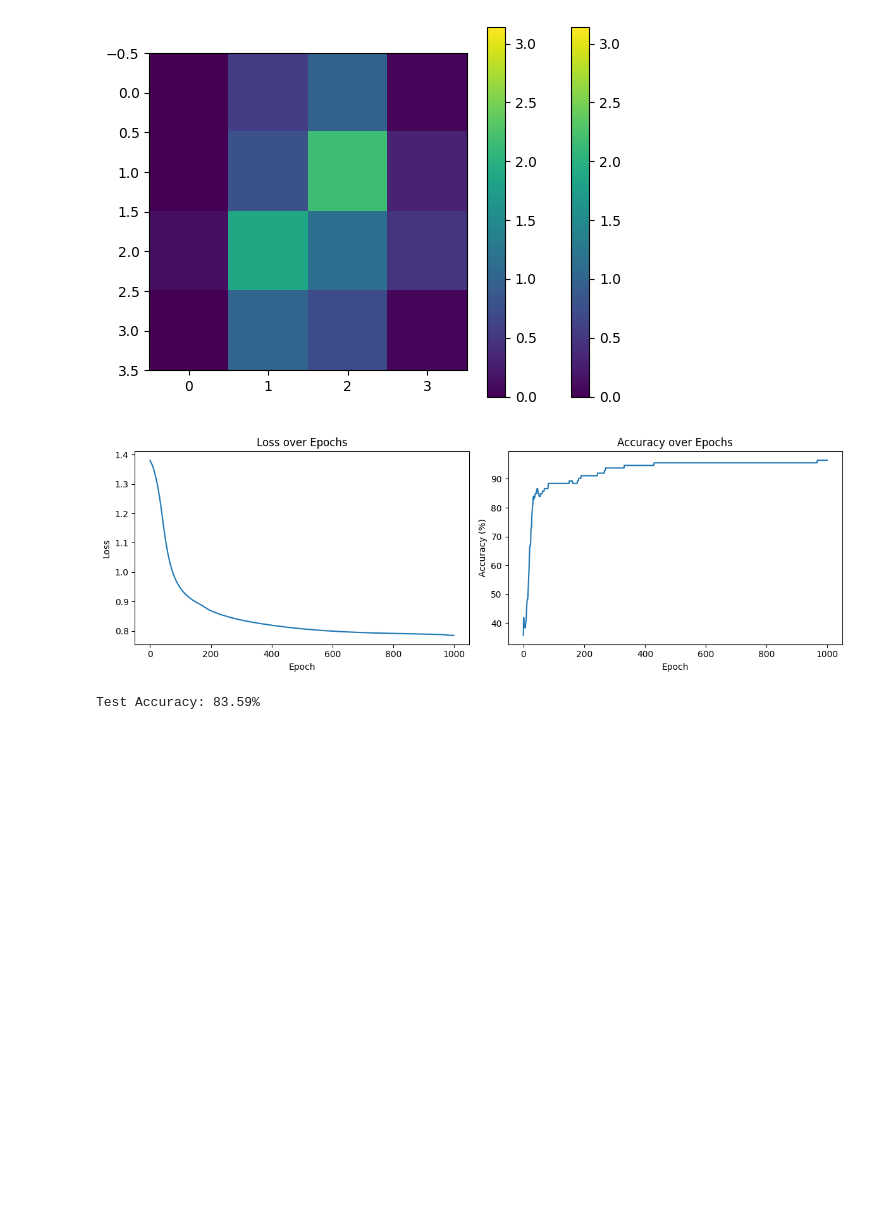
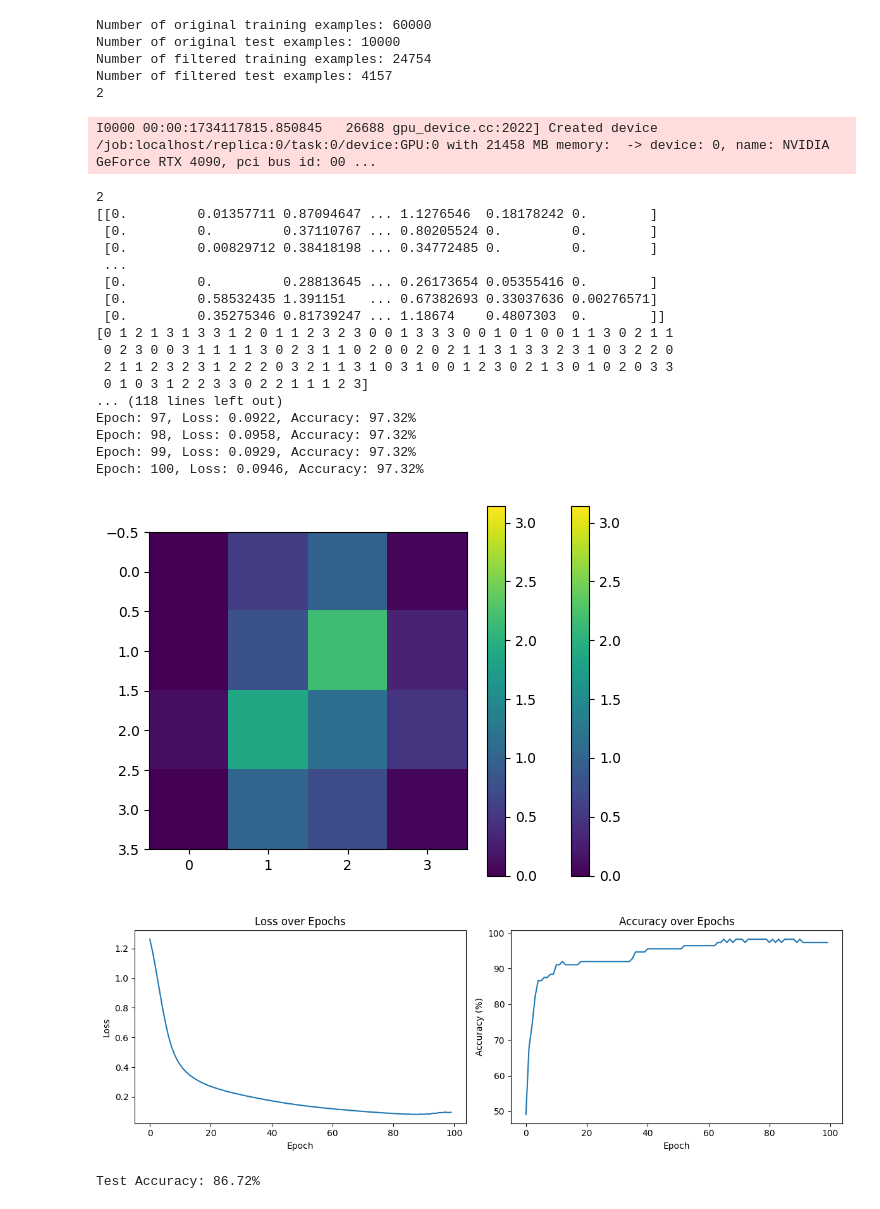
Before and after one commit to hmk55555/QCNN-Research, a Jupyter notebook: GPU/ClassicalTesting/cnn_model128.ipynb, the cells around one changed output. Drawn from its saved outputs; the diff is of its cells as text; code cells hidden in the pictures; blank space fills up the shorter version.

```diff
--- a/GPU/ClassicalTesting/cnn_model128.ipynb
+++ b/GPU/ClassicalTesting/cnn_model128.ipynb
@@ -208,13 +208,11 @@ class SimpleCNN(nn.Module):
         self.conv1 = nn.Conv2d(in_channels=1, out_channels=4, kernel_size=3, padding=1)
         self.pool = nn.MaxPool2d(kernel_size=2, stride=2)
         self.fc1 = nn.Linear(4 * 2 * 2, num_classes)
-        self.softmax = nn.Softmax(dim=1)
 
     def forward(self, x):
         x = self.pool(F.relu(self.conv1(x)))
         x = x.view(-1, 4 * 2 * 2)
         x = self.fc1(x)
-        x = self.softmax(x)
         return x
 
 # Create an instance of the model
@@ -222,14 +220,14 @@ model = SimpleCNN().to("cuda")
 
 # Loss Function and Optimizer
 loss_function = nn.CrossEntropyLoss()
-optimizer = torch.optim.Adam(model.parameters(), lr=0.001)
+optimizer = torch.optim.Adam(model.parameters(), lr=0.01)
 
 # Accuracy Function
-def accuracy(output, Y):
+def accuracy(output, y):
     preds = torch.argmax(output, dim=1)
-    true = torch.argmax(Y, dim=1)
+    true = torch.argmax(y, dim=1)
     correct = (preds == true).sum().item()
-    return (correct / Y.size(0)) * 100
+    return (correct / y.size(0)) * 100
 
 # Training Loop
 def train(model, X, Y, optimizer, loss_function, epochs=100, batch_size=8):
@@ -262,7 +260,7 @@ def train(model, X, Y, optimizer, loss_function, epochs=100, batch_size=8):
     return loss_list, acc_list
 
 # Train the Model
-loss_list, acc_list = train(model, X, Y, optimizer, loss_function, epochs=1000)
+loss_list, acc_list = train(model, X, Y, optimizer, loss_function, epochs=100)
 
 # Plot Loss and Accuracy
 plt.figure(figsize=(12, 4))
@@ -312,6 +299,29 @@ Epoch: 1000, Loss: 0.7849, Accuracy: 96.43%
+Number of original training examples: 60000
+Number of original test examples: 10000
+Number of filtered training examples: 24754
+Number of filtered test examples: 4157
+2
+I0000 00:00:1734117815.850845   26688 gpu_device.cc:2022] Created device /job:localhost/replica:0/task:0/device:GPU:0 with 21458 MB memory:  -> device: 0, name: NVIDIA GeForce RTX 4090, pci bus id: 00 ...
+2
+[[0.         0.01357711 0.87094647 ... 1.1276546  0.18178242 0.        ]
+ [0.         0.         0.37110767 ... 0.80205524 0.         0.        ]
+ [0.         0.00829712 0.38418198 ... 0.34772485 0.         0.        ]
+ ...
+ [0.         0.         0.28813645 ... 0.26173654 0.05355416 0.        ]
+ [0.         0.58532435 1.391151   ... 0.67382693 0.33037636 0.00276571]
+ [0.         0.35275346 0.81739247 ... 1.18674    0.4807303  0.        ]]
+[0 1 2 1 3 1 3 3 1 2 0 1 1 2 3 2 3 0 0 1 3 3 3 0 0 1 0 1 0 0 1 1 3 0 2 1 1
+ 0 2 3 0 0 3 1 1 1 1 3 0 2 3 1 1 0 2 0 0 2 0 2 1 1 3 1 3 3 2 3 1 0 3 2 2 0
+ 2 1 1 2 3 2 3 1 2 2 2 0 3 2 1 1 3 1 0 3 1 0 0 1 2 3 0 2 1 3 0 1 0 2 0 3 3
+ 0 1 0 3 1 2 2 3 3 0 2 2 1 1 1 2 3]
+... (118 lines left out)
+Epoch: 97, Loss: 0.0922, Accuracy: 97.32%
+Epoch: 98, Loss: 0.0958, Accuracy: 97.32%
+Epoch: 99, Loss: 0.0929, Accuracy: 97.32%
+Epoch: 100, Loss: 0.0946, Accuracy: 97.32%
 [figure]
-[figure, old version]
+[figure, new version]
-Test Accuracy: 83.59%
+Test Accuracy: 86.72%
 # %%
 # %%
 def translate(array):
```
Also changed, not shown: parts of 2 cells of this notebook, 8 other files.
